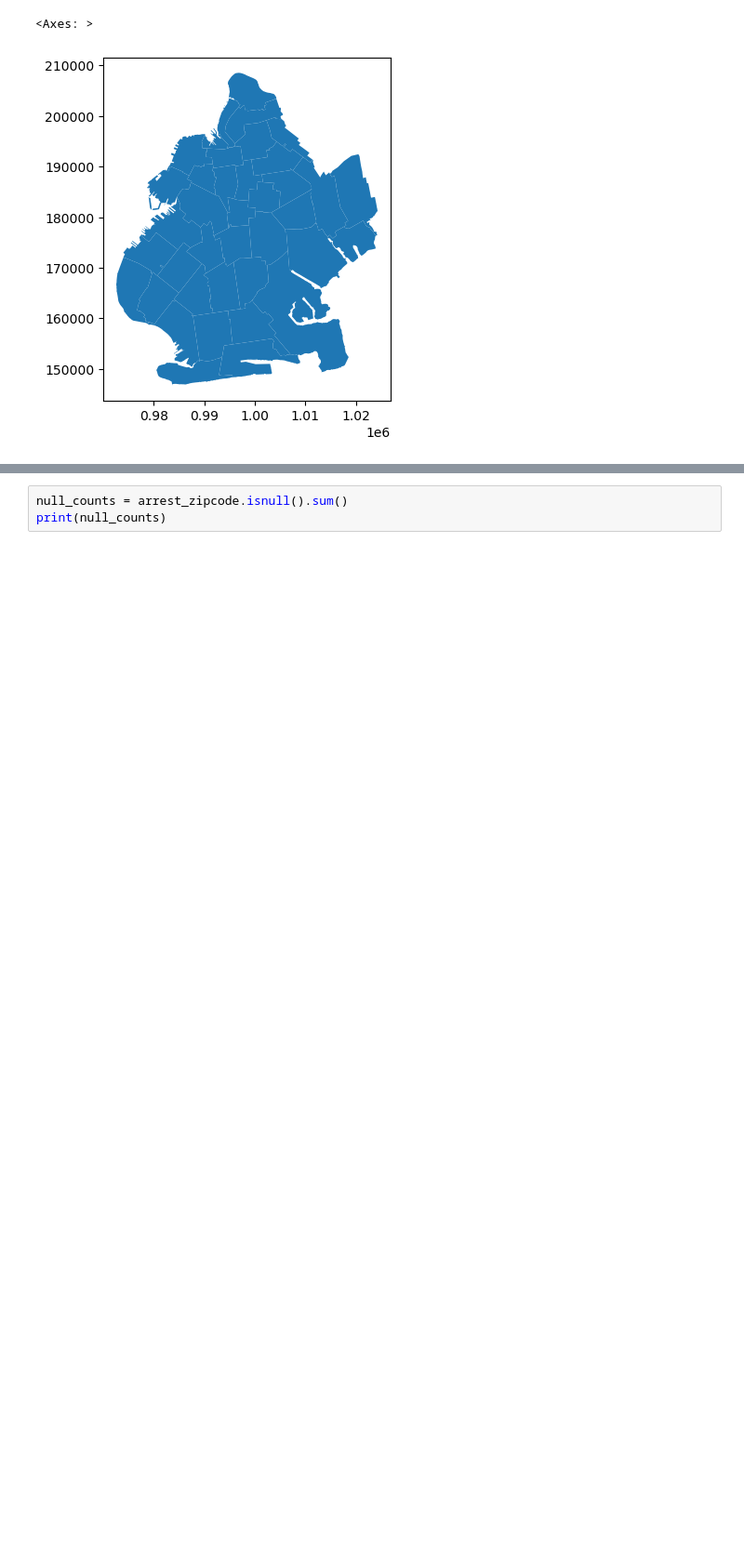
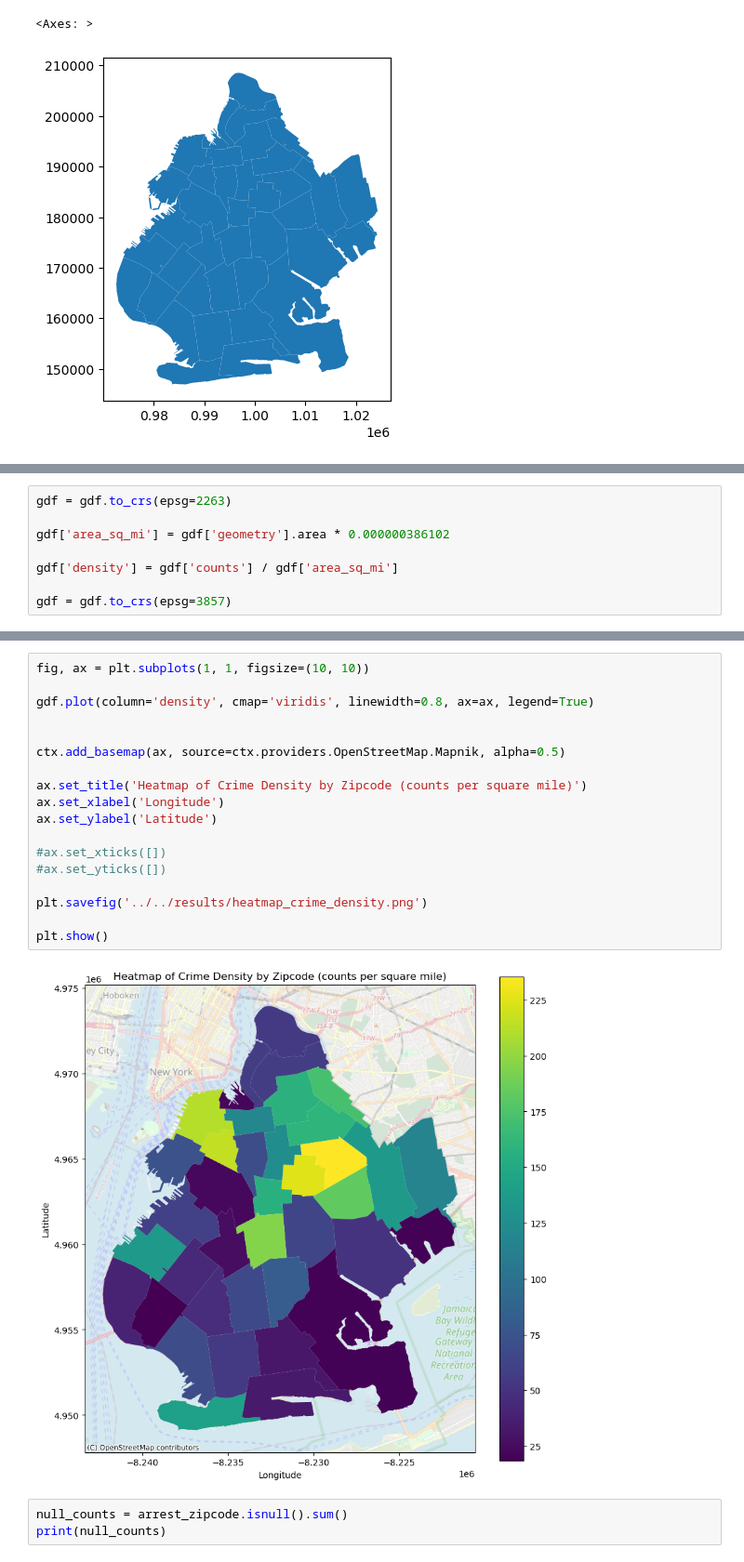
Before and after one commit to Yushan-Li-nyu/ads, a Jupyter notebook: src/data_processing/crime.ipynb, the cells around one changed output, grey strips where cells are left out. Shown at 93% size. Drawn from its saved outputs; the diff is of its cells as text; blank space fills up the shorter version.

```diff
--- a/src/data_processing/crime.ipynb
+++ b/src/data_processing/crime.ipynb
@@ -183,0 +238,8 @@ zipcode_gdf.plot()
+# %%
+gdf = gdf.to_crs(epsg=2263)
+
+gdf['area_sq_mi'] = gdf['geometry'].area * 0.000000386102
+
+gdf['density'] = gdf['counts'] / gdf['area_sq_mi']
+
+gdf = gdf.to_crs(epsg=3857)
@@ -184,3 +286,23 @@ zipcode_gdf.plot()
+# %%
+fig, ax = plt.subplots(1, 1, figsize=(10, 10))
+
+gdf.plot(column='density', cmap='viridis', linewidth=0.8, ax=ax, legend=True)
+
+
+ctx.add_basemap(ax, source=ctx.providers.OpenStreetMap.Mapnik, alpha=0.5)
+
+ax.set_title('Heatmap of Crime Density by Zipcode (counts per square mile)')
+ax.set_xlabel('Longitude')
+ax.set_ylabel('Latitude')
+
+#ax.set_xticks([])
+#ax.set_yticks([])
+
+plt.savefig('../../results/heatmap_crime_density.png')
+
+plt.show()
+# %% [output]
+[figure, added]
 # %%
 null_counts = arrest_zipcode.isnull().sum()
 print(null_counts)
```
Also changed, not shown: parts of 21 cells of this notebook, 29 other files.
